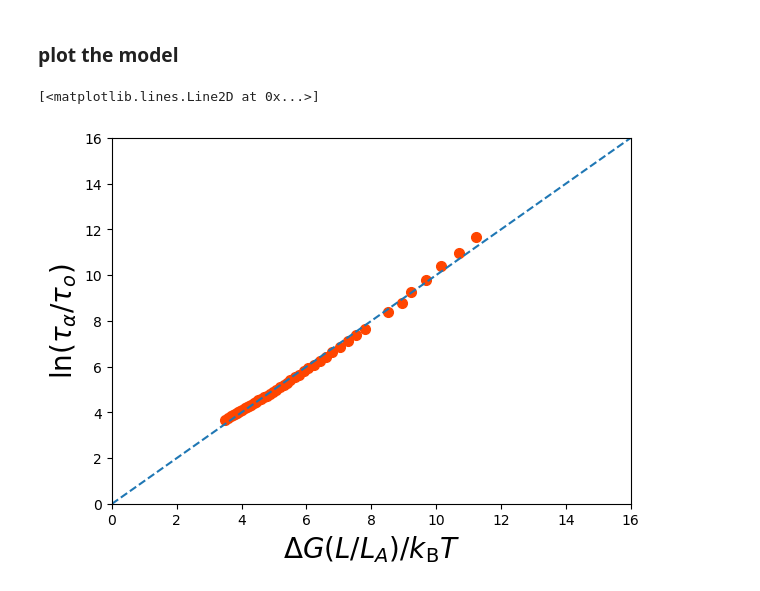
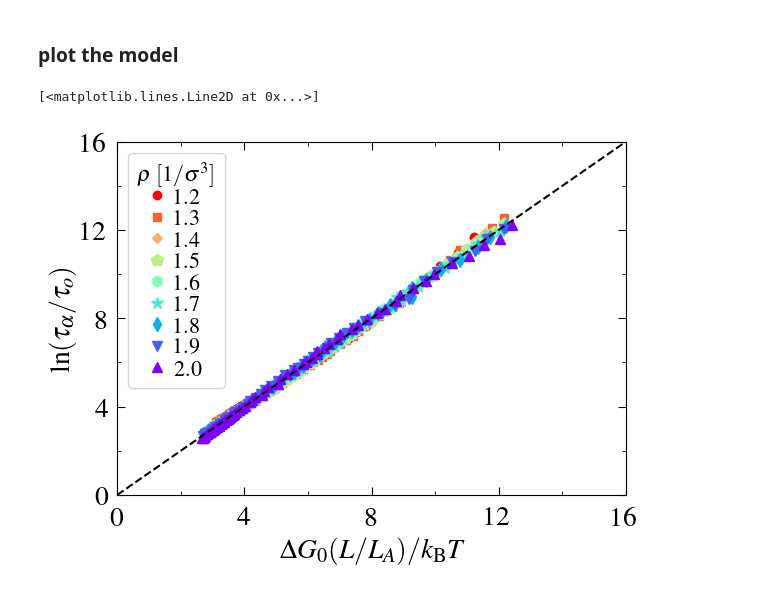
Before and after one commit to Qilu-Yuan/Stringlike-cooperative-motion, a Jupyter notebook: String_model_fit/String_model.ipynb, the cells around one changed output. Cells and saved outputs as stored; diff of their text form; code cells hidden in the pictures.

```diff
--- a/String_model_fit/String_model.ipynb
+++ b/String_model_fit/String_model.ipynb
@@ -3,6 +5,10 @@ import os, sys, glob
 import numpy as np
 from subprocess import call
 from scipy.optimize import curve_fit
+
+PresList = [1.2,1.3,1.4,1.5,1.6,1.7,1.8,1.9,2.0]
+N = len(PresList)
+List = ['R{:03d}'.format(int(100*PresList[i])) for i in range(N)]
 # %% [markdown]
 ## Basic parameters
 # %%
@@ -91,29 +131,49 @@ DeltaGo = popt[1]
 # %%
+X1  = [];Y1 = []
+for i in range(N):
 
-Temp = Data_LT[:,0]
-Tau = Data_LT[:,1]
-ASL_Norm = Data_LT[:,2]
+    Temp = Data_LT_Collection[i][:,0]
+    Tau = Data_LT_Collection[i][:,1]
+    ASL_Norm = Data_LT_Collection[i][:,2]
 
-X = (DeltaGo)*ASL_Norm/Temp
-Y = np.log(Tau/tauo)
+    X0 = (DeltaGo[i])*ASL_Norm/Temp
+    Y0 = np.log(Tau/tauo[i])
+    X1.append(X0)
+    Y1.append(Y0)
 # %% [markdown]
 ### plot the model
 # %%
 import matplotlib.pyplot as plt
-
+import matplotlib.ticker as ticker
+plt.rcParams.update({"text.usetex": True,"font.family": "serif",})
+Mark_Type = ['o', 's', 'D', 'p', 'h', '*', 'd', 'v', '^', '<', '>']
+Mark_Size = [4, 3.5, 3.5, 6.0, 5, 6, 5, 4.5, 4.5, 4.5, 4.5]
 cm = plt.get_cmap('rainbow')
 
 fig, ((ax1)) = plt.subplots(1, 1, figsize=(6, 4.4), constrained_layout=True)
 
-ax1.set_xlim(0, 16)
-ax1.set_ylim(0,16)
-ax1.plot(X, Y, 'o', color='orangered', markersize=7)
-ax1.set_xlabel(r'$\Delta G(L/L_A)/k_{\mathrm{B}}T$', fontsize=20)
+ax1.tick_params(axis='x', which='major', direction='in', top=True, right=True, length=6, pad=8, labelsize=20)
+ax1.tick_params(axis='y', which='major', direction='in', top=True, right=True, length=6, pad=6, labelsize=20)
+ax1.tick_params(axis='x', which='minor', direction='in', top=True, right=True, length=3, pad=6, labelsize=20)
+ax1.tick_params(axis='y', which='minor', direction='in', top=True, right=True, length=3, pad=6,  labelsize=20)
+
+ax1.axis([0.0, 16.0, 0.0, 16.0])
+ax1.xaxis.set_major_locator(ticker.MultipleLocator(4))
+ax1.xaxis.set_minor_locator(ticker.MultipleLocator(2))
+ax1.yaxis.set_major_locator(ticker.MultipleLocator(4))
+ax1.yaxis.set_minor_locator(ticker.MultipleLocator(2))
+
+for i in range(N):
+    ax1.plot(X1[i], Y1[i],'{}'.format(Mark_Type[i]), ms=1.5*Mark_Size[i], c=cm(1-1.0*i/(N-1)),label = f'{PresList[i]}')
+
+ax1.legend( loc='upper left', ncol=1, labelspacing=0.05, columnspacing=0.2, handlelength=0.5, handletextpad=0.5,fontsize=16, title=r'$\rho\ [1/\sigma^3]$', title_fontsize=16)
+
+ax1.set_xlabel(r'$\Delta G_0(L/L_A)/k_{\mathrm{B}}T$', fontsize=20)
 ax1.set_ylabel(r'$\ln(\tau_{\alpha}/\tau_o)$', fontsize=20)
 
 x = np.linspace(0, 16, 100)
 y = x
-ax1.plot(x, y, '--', linewidth=1.5)
+ax1.plot(x, y, '--', c='k', linewidth=1.5)
 # %% [output]
 [<matplotlib.lines.Line2D at 0x...>]
-[figure, old version]
+[figure, new version]
```
Also changed, not shown: parts of 7 cells of this notebook, 27 other files.
